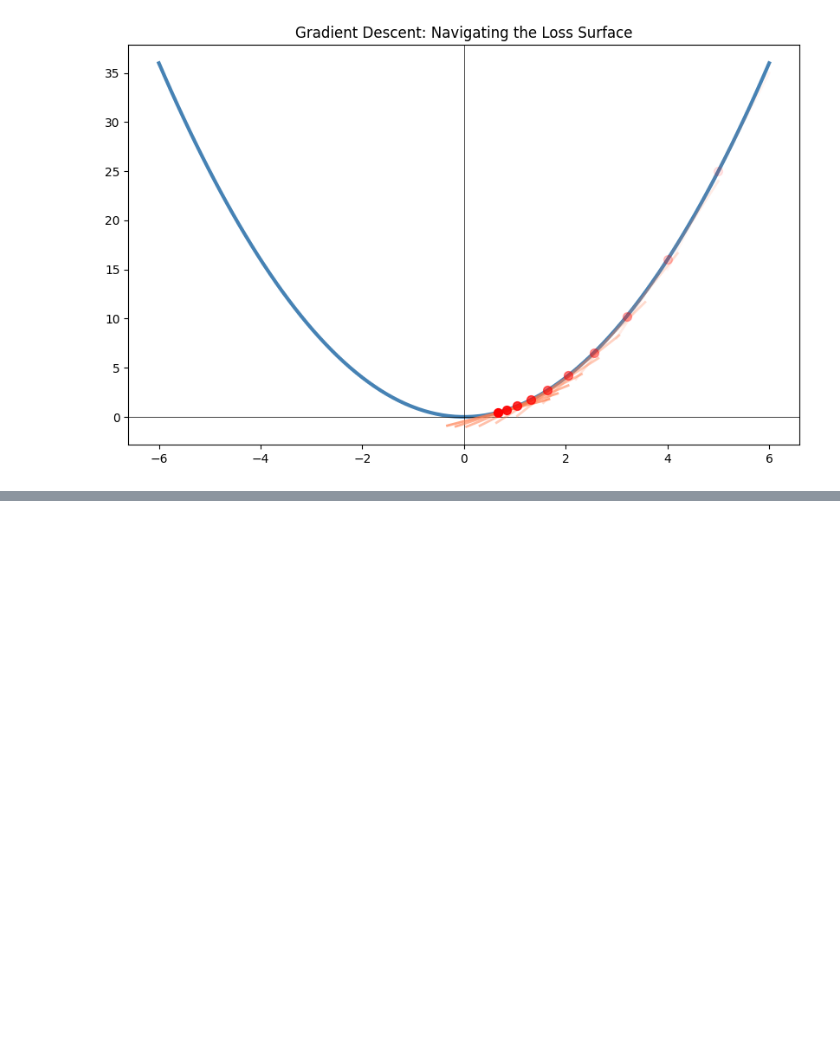
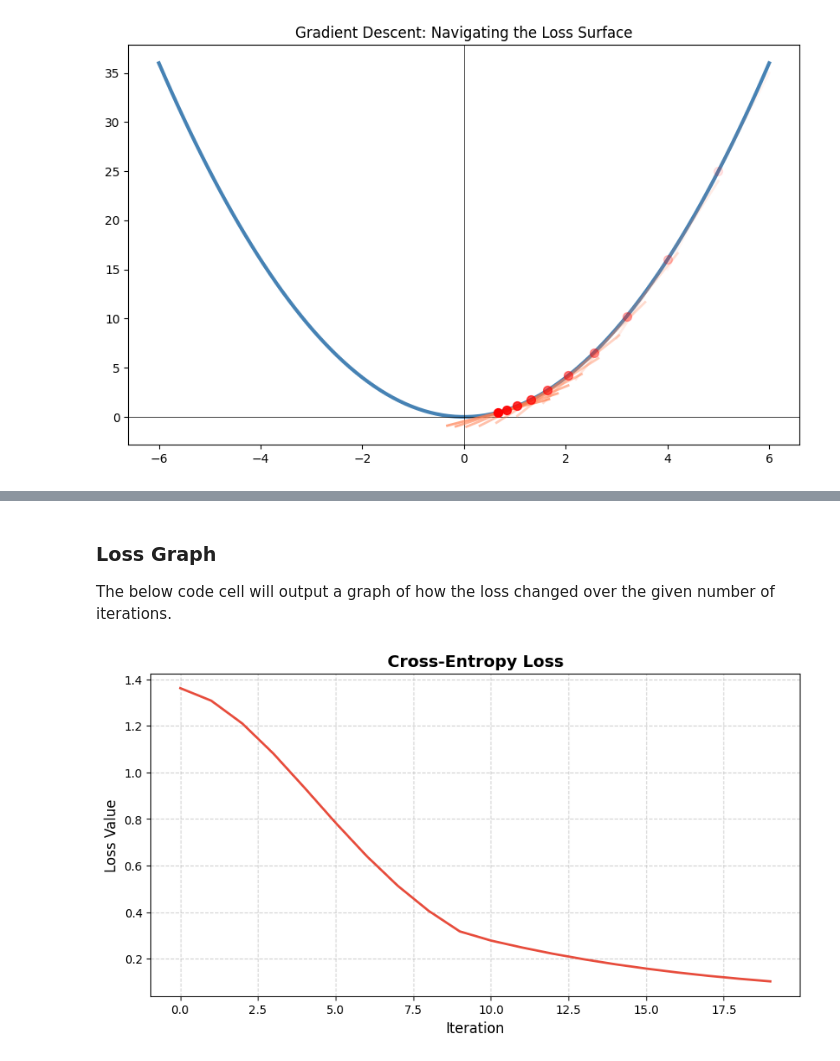
Before and after one commit to NicholasAttard/ARI5118-Deep-Learning-For-Computer-Vision, a Jupyter notebook: walkthrough.ipynb, the cells around one changed output, grey strips where cells are left out. Cells and saved outputs as stored; diff of their text form; code cells hidden in the pictures; blank space fills up the shorter version.

```diff
--- a/walkthrough.ipynb
+++ b/walkthrough.ipynb
@@ -318,3 +320,19 @@ for i in range(iterations):
 ==============================
 [figure]
 ... (28 outputs left out)
+# %% [markdown]
+<h3>Loss Graph</h3>
+
+The below code cell will output a graph of how the loss changed over the given number of iterations.
+# %%
+plt.figure(figsize=(10, 5))
+plt.plot(nn['loss_history'], color='#e74c3c', lw=2)
+
+plt.title("Cross-Entropy Loss", fontsize=14, fontweight='bold')
+plt.xlabel("Iteration", fontsize=12)
+plt.ylabel("Loss Value", fontsize=12)
+
+plt.grid(True, linestyle='--', alpha=0.6)
+plt.show()
+# %% [output]
+[figure, added]
```
Also changed, not shown: parts of 4 cells of this notebook.
